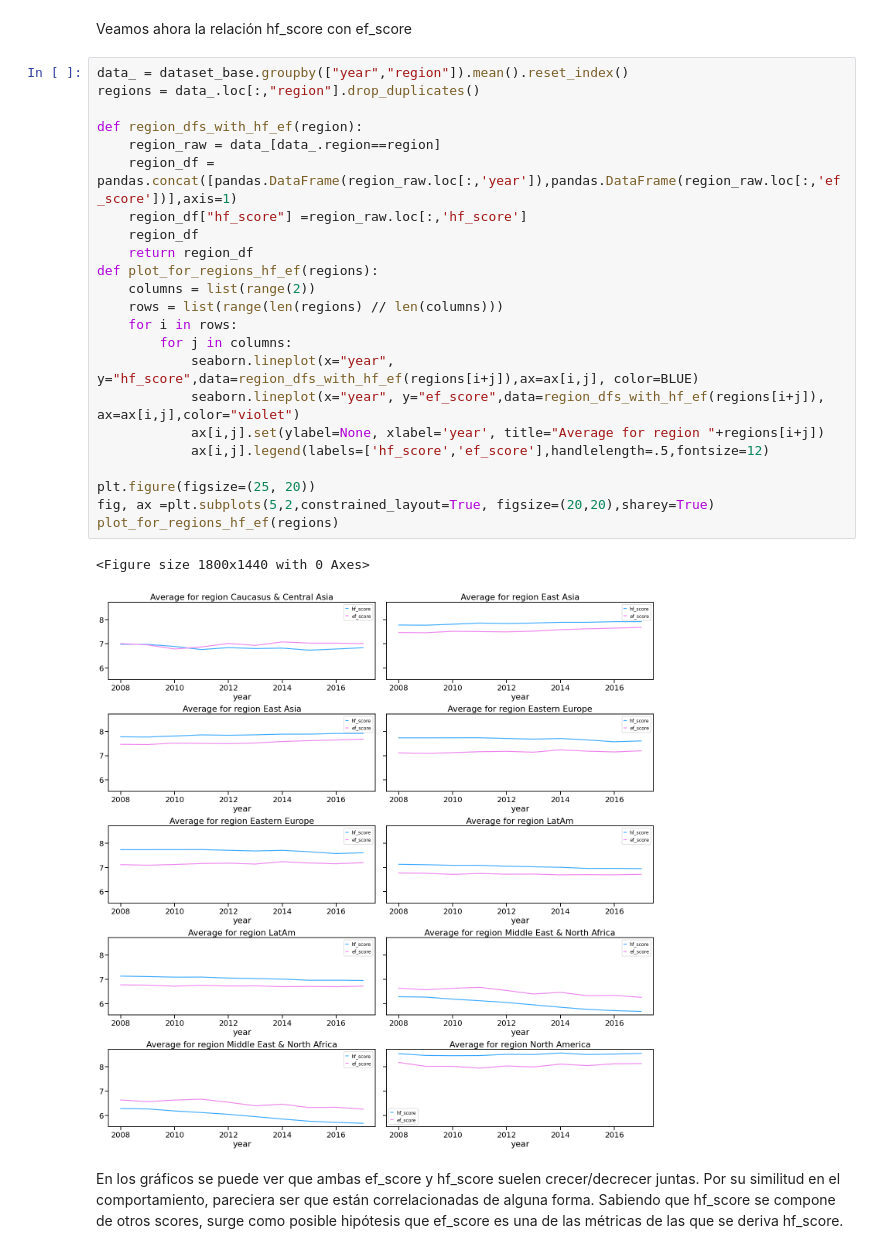
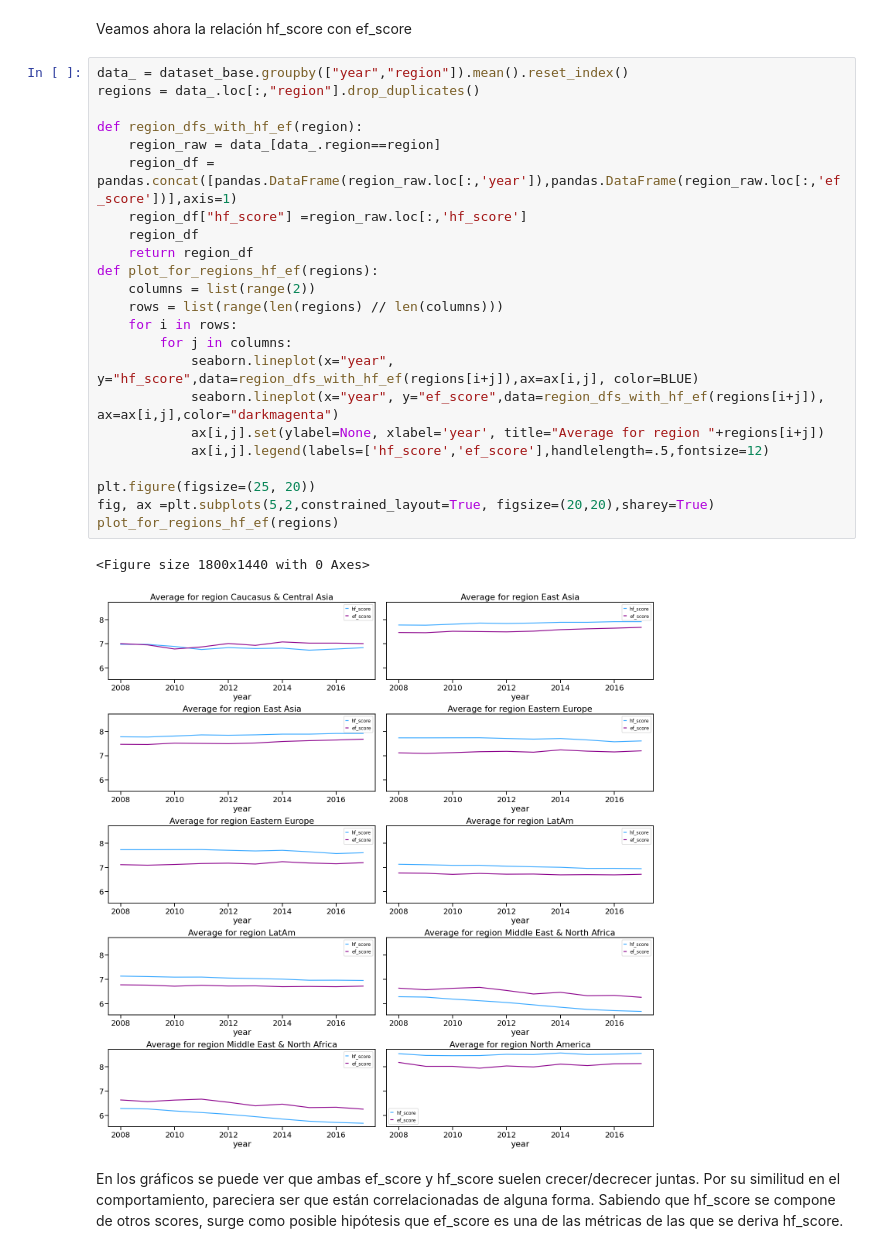
Before and after one commit to diplodatos2020-grupo5/AnalisisyVisualizacion, a Jupyter notebook: practico.ipynb, the cells around one changed output. Drawn from its saved outputs; the diff is of its cells as text.

```diff
--- a/practico.ipynb
+++ b/practico.ipynb
@@ -324,29 +324,29 @@ Veamos ahora la relación hf_score con ef_score
 # %%
 data_ = dataset_base.groupby(["year","region"]).mean().reset_index()
 regions = data_.loc[:,"region"].drop_duplicates()
 
 def region_dfs_with_hf_ef(region):
     region_raw = data_[data_.region==region]
     region_df = pandas.concat([pandas.DataFrame(region_raw.loc[:,'year']),pandas.DataFrame(region_raw.loc[:,'ef_score'])],axis=1)
     region_df["hf_score"] =region_raw.loc[:,'hf_score']
     region_df
     return region_df
 def plot_for_regions_hf_ef(regions):
     columns = list(range(2))
     rows = list(range(len(regions) // len(columns)))
     for i in rows:
         for j in columns:
             seaborn.lineplot(x="year", y="hf_score",data=region_dfs_with_hf_ef(regions[i+j]),ax=ax[i,j], color=BLUE)
-            seaborn.lineplot(x="year", y="ef_score",data=region_dfs_with_hf_ef(regions[i+j]), ax=ax[i,j],color="violet")
+            seaborn.lineplot(x="year", y="ef_score",data=region_dfs_with_hf_ef(regions[i+j]), ax=ax[i,j],color="darkmagenta")
             ax[i,j].set(ylabel=None, xlabel='year', title="Average for region "+regions[i+j])
             ax[i,j].legend(labels=['hf_score','ef_score'],handlelength=.5,fontsize=12)
 
 plt.figure(figsize=(25, 20))
 fig, ax =plt.subplots(5,2,constrained_layout=True, figsize=(20,20),sharey=True)
 plot_for_regions_hf_ef(regions)
 # %% [output]
 <Figure size 1800x1440 with 0 Axes>
-[figure, old version]
+[figure, new version]
 # %% [markdown]
 En los gráficos se puede ver que ambas ef_score y hf_score suelen crecer/decrecer juntas. Por su similitud en el comportamiento, pareciera ser que están correlacionadas de alguna forma. Sabiendo que hf_score se compone de otros scores, surge como posible hipótesis que ef_score es una de las métricas de las que se deriva hf_score.
 # %% [markdown]
```
Also changed, not shown: parts of 5 cells of this notebook.
